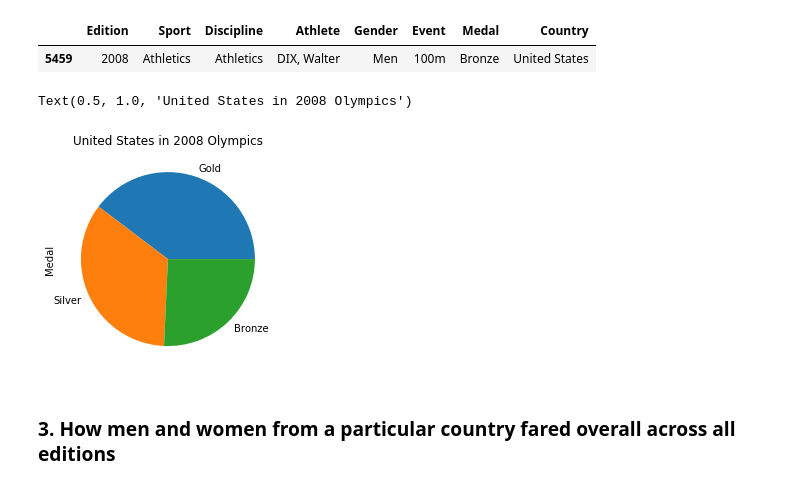
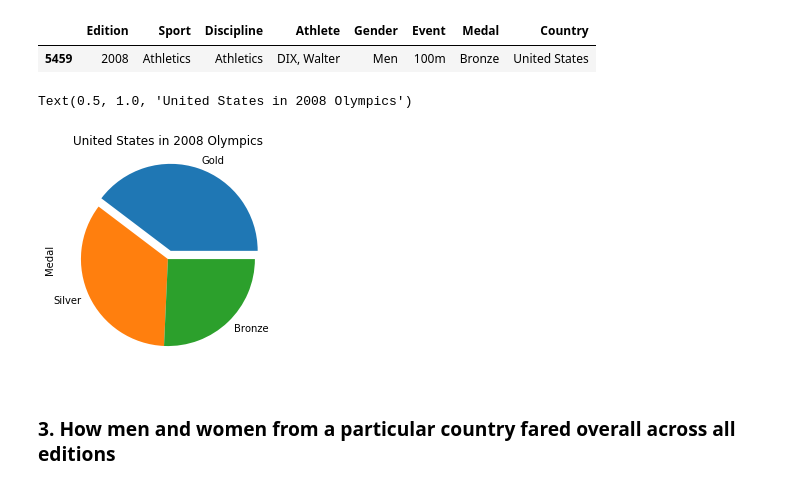
Before and after one commit to Manudeep-git/Jimmy-Wrangler-Data-Explorer, a Jupyter notebook: notebooks/ Data Science First Project.ipynb, the cells around one changed output. Cells and saved outputs as stored; diff of their text form; code cells hidden in the pictures.

```diff
--- a/notebooks/ Data Science First Project.ipynb
+++ b/notebooks/ Data Science First Project.ipynb
@@ -128,11 +210,12 @@ ye_2008_usa[ye_2008_usa['Event']=="100m"]
 |  | Edition | Sport | Discipline | Athlete | Gender | Event | Medal | Country |
 | 5459 | 2008 | Athletics | Athletics | DIX, Walter | Men | 100m | Bronze | United States |
 # %%
-ye_2008_usa.Medal.value_counts().plot(kind="pie")
+explode = (0.1,0,0)
+ye_2008_usa.Medal.value_counts().plot(kind="pie", explode=explode)
 plt.title("United States in 2008 Olympics")
 # %% [output]
 Text(0.5, 1.0, 'United States in 2008 Olympics')
-[figure, old version]
+[figure, new version]
 # %% [markdown]
 ### 3. How men and women from a particular country fared overall across all editions
 # %%
```
Also changed, not shown: parts of 16 cells of this notebook, 12 other files.
